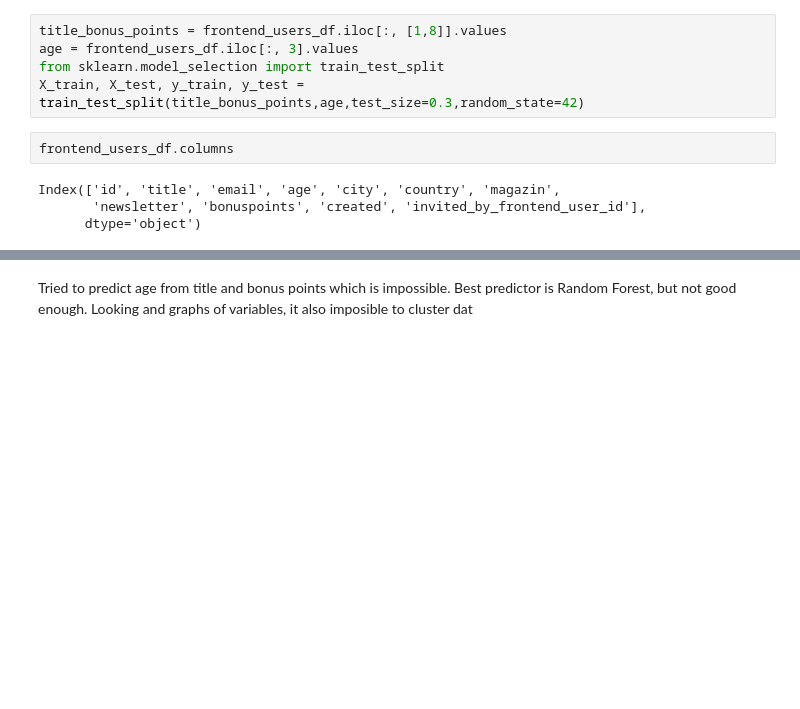
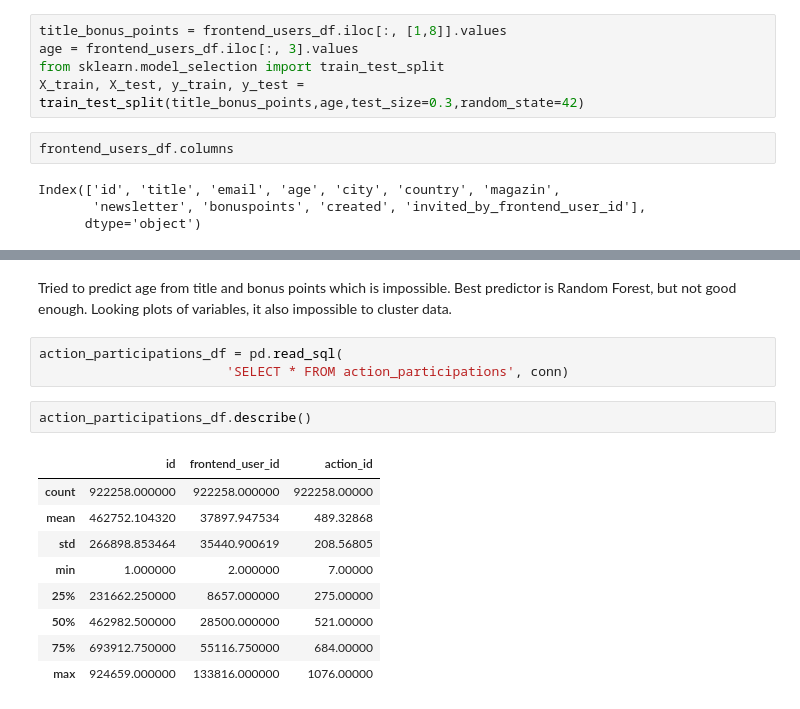
Before and after one commit to aleksandarskrbic/dm-task, a Jupyter notebook: davies_meyer.ipynb, the cells around one changed output, grey strips where cells are left out. Cells and saved outputs as stored; diff of their text form; blank space fills up the shorter version.

```diff
--- a/davies_meyer.ipynb
+++ b/davies_meyer.ipynb
@@ -235,2 +244,17 @@ RandomForestRegressor: (0.03019091625449033) (10.069930807719793)
 # %% [markdown]
-Tried to predict age from title and bonus points which is impossible. Best predictor is Random Forest, but not good enough. Looking and graphs of variables, it also imposible to cluster dat
+Tried to predict age from title and bonus points which is impossible. Best predictor is Random Forest, but not good enough. Looking plots of variables, it also impossible to cluster data.
+# %%
+action_participations_df = pd.read_sql(
+                        'SELECT * FROM action_participations', conn)
+# %%
+action_participations_df.describe()
+# %% [output]
+|  | id | frontend_user_id | action_id |
+| count | 922258.000000 | 922258.000000 | 922258.00000 |
+| mean | 462752.104320 | 37897.947534 | 489.32868 |
+| std | 266898.853464 | 35440.900619 | 208.56805 |
+| min | 1.000000 | 2.000000 | 7.00000 |
+| 25% | 231662.250000 | 8657.000000 | 275.00000 |
+| 50% | 462982.500000 | 28500.000000 | 521.00000 |
+| 75% | 693912.750000 | 55116.750000 | 684.00000 |
+| max | 924659.000000 | 133816.000000 | 1076.00000 |
```
Also changed, not shown: parts of 7 cells of this notebook.
